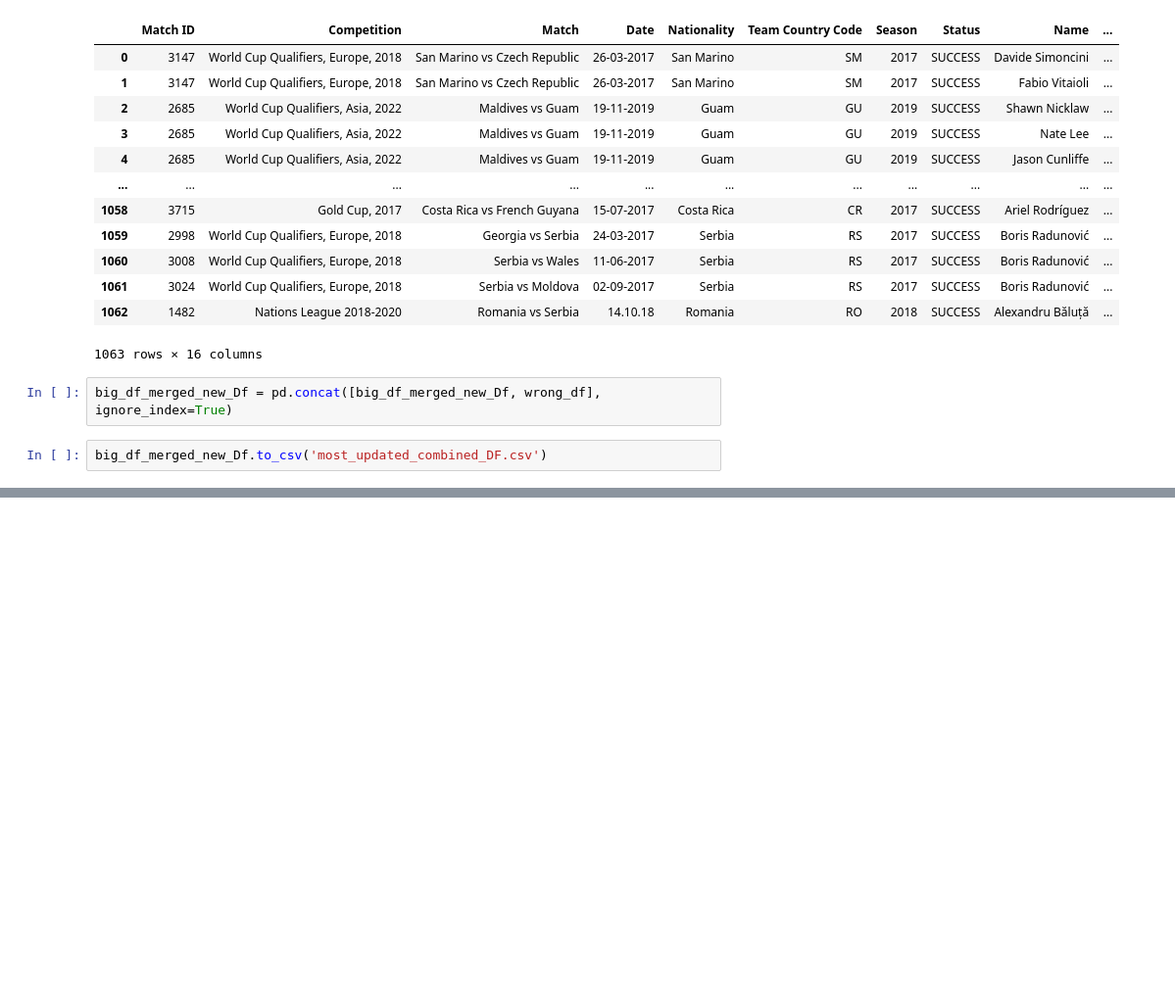
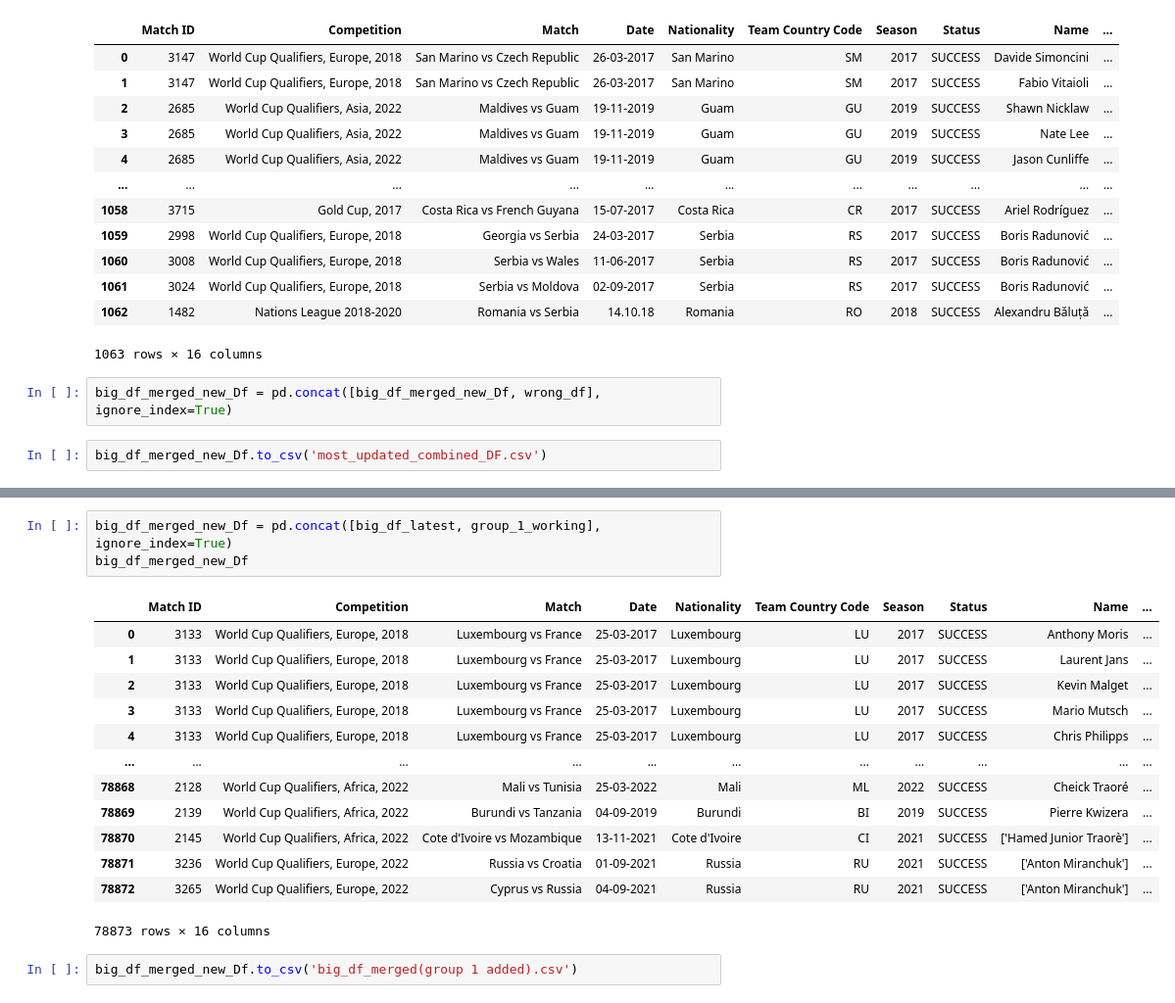
Before and after one commit to finnlsmith/footy_project_market_value_rankings, a Jupyter notebook: create_dataset_1/add_dfs_to_large_df.ipynb, the cells around one changed output, grey strips where cells are left out. Shown at 98% size. Cells and saved outputs as stored; diff of their text form; blank space fills up the shorter version.

```diff
--- a/create_dataset_1/add_dfs_to_large_df.ipynb
+++ b/create_dataset_1/add_dfs_to_large_df.ipynb
@@ -151,0 +208,19 @@ big_df_merged_new_Df.to_csv('most_updated_combined_DF.csv')
+# %%
+big_df_merged_new_Df = pd.concat([big_df_latest, group_1_working], ignore_index=True)
+big_df_merged_new_Df
+# %% [output]
+|  | Match ID | Competition | Match | Date | Nationality | Team Country Code | Season | Status | Name | ... |
+| 0 | 3133 | World Cup Qualifiers, Europe, 2018 | Luxembourg vs France | 25-03-2017 | Luxembourg | LU | 2017 | SUCCESS | Anthony Moris | ... |
+| 1 | 3133 | World Cup Qualifiers, Europe, 2018 | Luxembourg vs France | 25-03-2017 | Luxembourg | LU | 2017 | SUCCESS | Laurent Jans | ... |
+| 2 | 3133 | World Cup Qualifiers, Europe, 2018 | Luxembourg vs France | 25-03-2017 | Luxembourg | LU | 2017 | SUCCESS | Kevin Malget | ... |
+| 3 | 3133 | World Cup Qualifiers, Europe, 2018 | Luxembourg vs France | 25-03-2017 | Luxembourg | LU | 2017 | SUCCESS | Mario Mutsch | ... |
+| 4 | 3133 | World Cup Qualifiers, Europe, 2018 | Luxembourg vs France | 25-03-2017 | Luxembourg | LU | 2017 | SUCCESS | Chris Philipps | ... |
+| ... | ... | ... | ... | ... | ... | ... | ... | ... | ... | ... |
+| 78868 | 2128 | World Cup Qualifiers, Africa, 2022 | Mali vs Tunisia | 25-03-2022 | Mali | ML | 2022 | SUCCESS | Cheick Traoré | ... |
+| 78869 | 2139 | World Cup Qualifiers, Africa, 2022 | Burundi vs Tanzania | 04-09-2019 | Burundi | BI | 2019 | SUCCESS | Pierre Kwizera | ... |
+| 78870 | 2145 | World Cup Qualifiers, Africa, 2022 | Cote d'Ivoire vs Mozambique | 13-11-2021 | Cote d'Ivoire | CI | 2021 | SUCCESS | ['Hamed Junior Traorè'] | ... |
+| 78871 | 3236 | World Cup Qualifiers, Europe, 2022 | Russia vs Croatia | 01-09-2021 | Russia | RU | 2021 | SUCCESS | ['Anton Miranchuk'] | ... |
+| 78872 | 3265 | World Cup Qualifiers, Europe, 2022 | Cyprus vs Russia | 04-09-2021 | Russia | RU | 2021 | SUCCESS | ['Anton Miranchuk'] | ... |
+78873 rows × 16 columns
+# %%
+big_df_merged_new_Df.to_csv('big_df_merged(group 1 added).csv')
```
Also changed, not shown: parts of 4 cells of this notebook, 41 other files.
